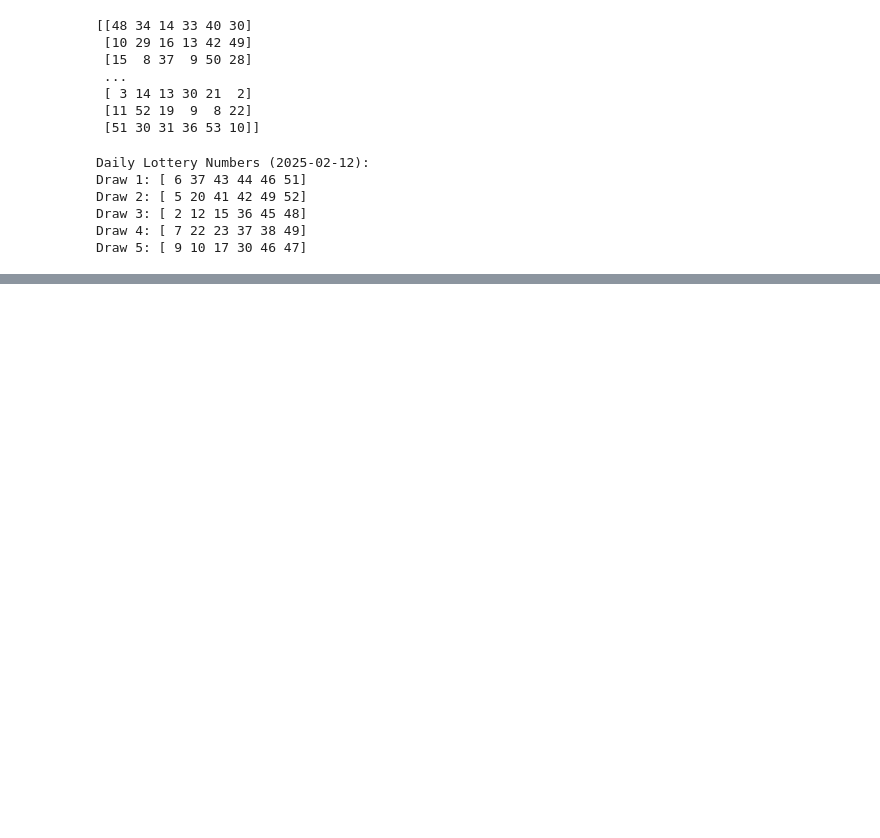
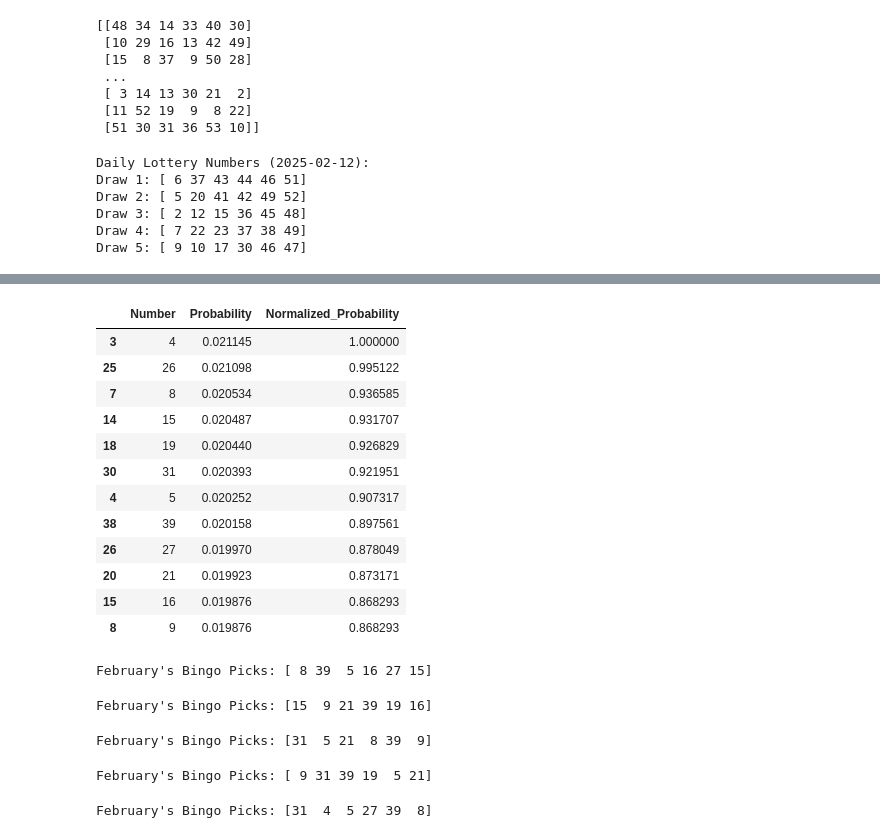
Before and after one commit to FurrowSam/Lotto_Predictions, a Jupyter notebook: predictions.ipynb, the cells around one changed output, grey strips where cells are left out. Saved outputs shown, nothing was run; the diff lists cells and outputs as text; code cells hidden in the pictures; blank space fills up the shorter version.

```diff
--- a/predictions.ipynb
+++ b/predictions.ipynb
@@ -296,0 +321,58 @@ Passing `palette` without assigning `hue` is deprecated and will be removed in v
+# %%
+df_sorted.drop(columns=["Group"], inplace=True)
+# %%
+df_sorted.head(12).sort_values(by="Normalized_Probability", ascending=False)
+# %% [output]
+|  | Number | Probability | Normalized_Probability |
+| 3 | 4 | 0.021145 | 1.000000 |
+| 25 | 26 | 0.021098 | 0.995122 |
+| 7 | 8 | 0.020534 | 0.936585 |
+| 14 | 15 | 0.020487 | 0.931707 |
+| 18 | 19 | 0.020440 | 0.926829 |
+| 30 | 31 | 0.020393 | 0.921951 |
+| 4 | 5 | 0.020252 | 0.907317 |
+| 38 | 39 | 0.020158 | 0.897561 |
+| 26 | 27 | 0.019970 | 0.878049 |
+| 20 | 21 | 0.019923 | 0.873171 |
+| 15 | 16 | 0.019876 | 0.868293 |
+| 8 | 9 | 0.019876 | 0.868293 |
+# %%
+
+
+# Extract the top 12 numbers
+top_12_numbers = df_sorted["Number"].head(12).tolist()
+
+# Randomly pick 6 numbers from the top 12
+feb_picks = np.random.choice(top_12_numbers, size=6, replace=False)
+
+print("February's Bingo Picks:", feb_picks)
+# %% [output]
+February's Bingo Picks: [ 8 39  5 16 27 15]
+# %%
+#Randomly pick 6 numbers from the top 12
+feb_picks = np.random.choice(top_12_numbers, size=6, replace=False)
+
+print("February's Bingo Picks:", feb_picks)
+# %% [output]
+February's Bingo Picks: [15  9 21 39 19 16]
+# %%
+#Randomly pick 6 numbers from the top 12
+feb_picks = np.random.choice(top_12_numbers, size=6, replace=False)
+
+print("February's Bingo Picks:", feb_picks)
+# %% [output]
+February's Bingo Picks: [31  5 21  8 39  9]
+# %%
+#Randomly pick 6 numbers from the top 12
+feb_picks = np.random.choice(top_12_numbers, size=6, replace=False)
+
+print("February's Bingo Picks:", feb_picks)
+# %% [output]
+February's Bingo Picks: [ 9 31 39 19  5 21]
+# %%
+#Randomly pick 6 numbers from the top 12
+feb_picks = np.random.choice(top_12_numbers, size=6, replace=False)
+
+print("February's Bingo Picks:", feb_picks)
+# %% [output]
+February's Bingo Picks: [31  4  5 27 39  8]
```
Also changed, not shown: parts of 4 cells of this notebook.
